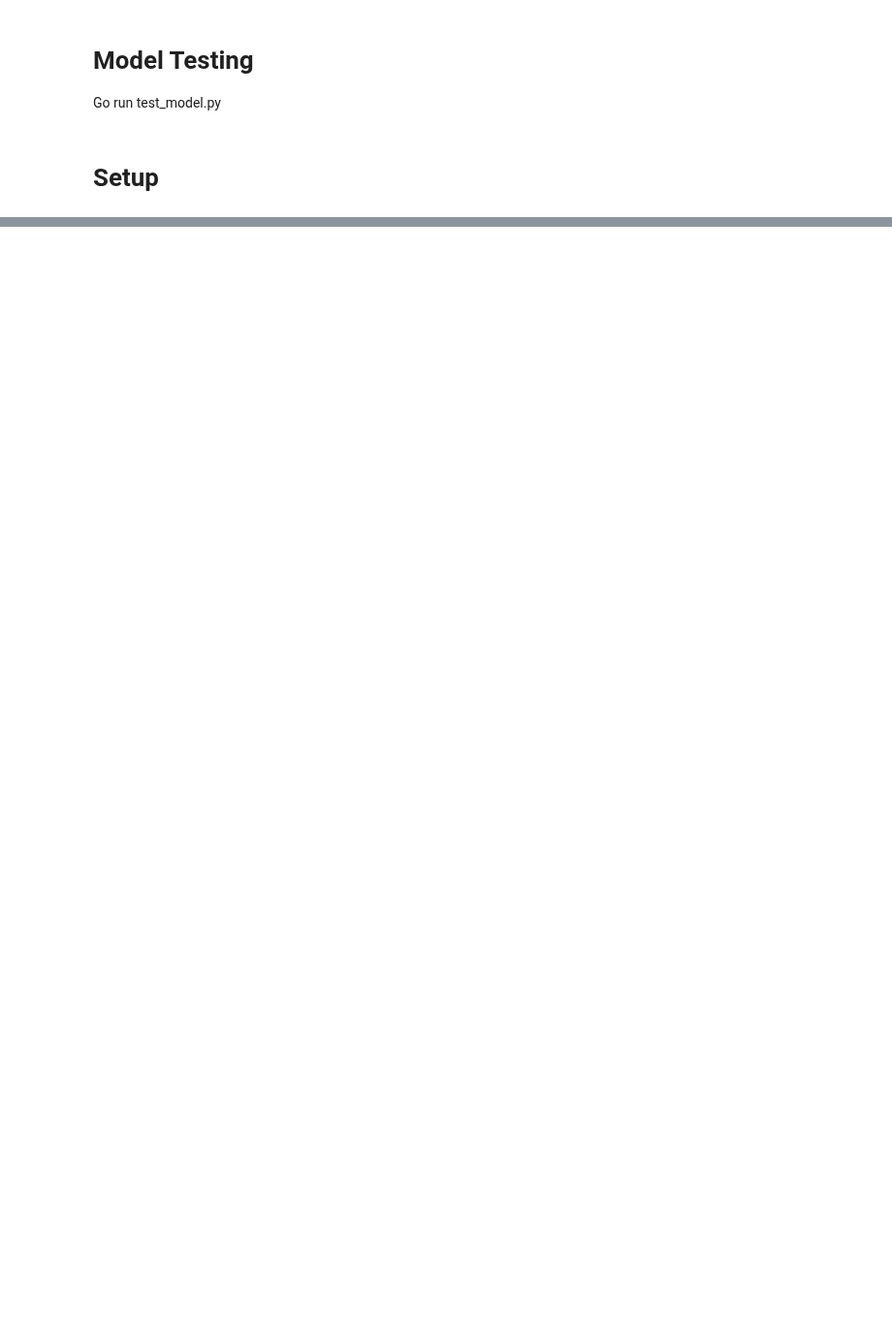
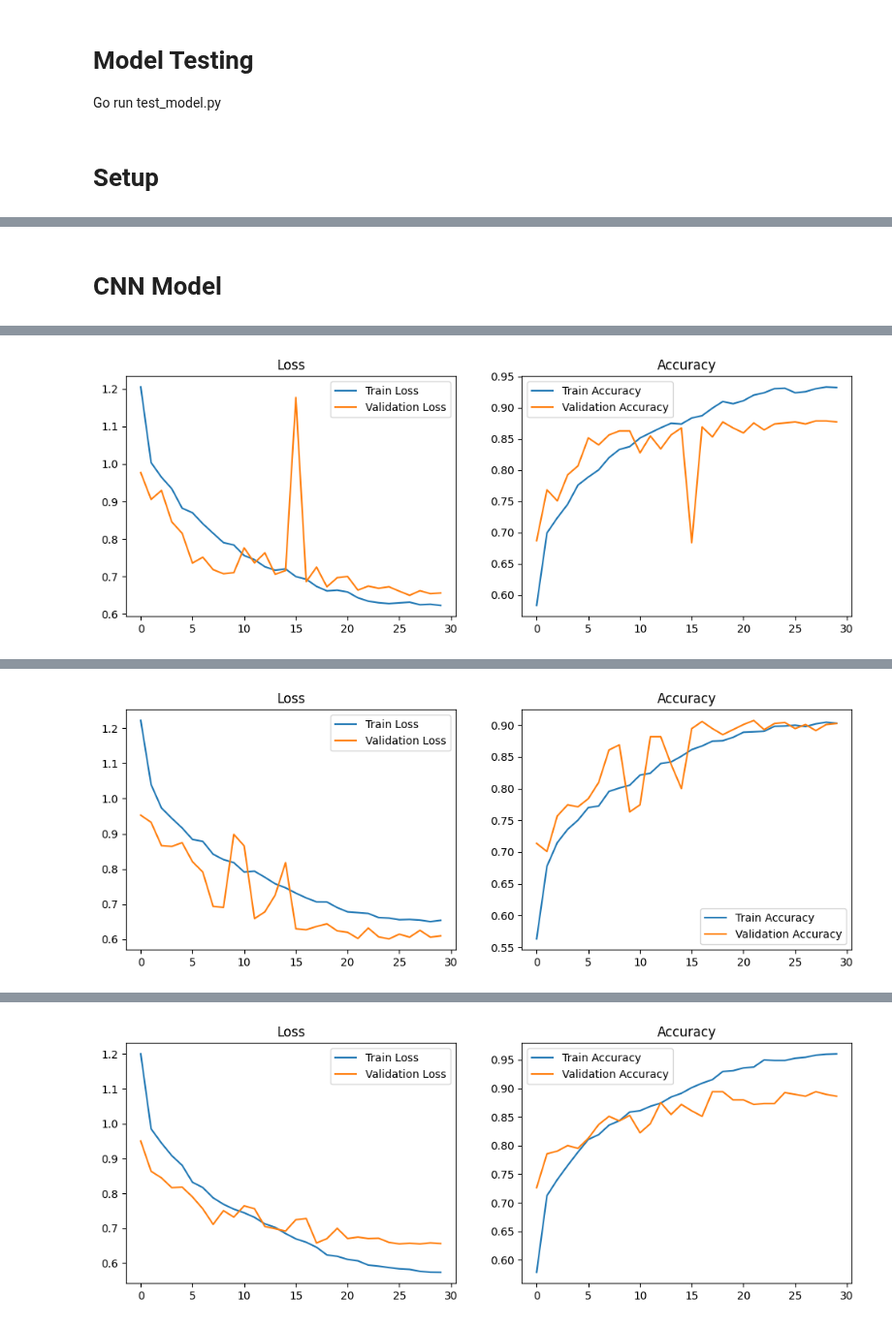
Before and after one commit to yoshi0428/recommendosu, a Jupyter notebook: osu_oracle_pytorch/train_cnn_model.ipynb, the cells around one changed output, grey strips where cells are left out. Shown at 97% size. Saved outputs shown, nothing was run; the diff lists cells and outputs as text; code cells hidden in the pictures; blank space fills up the shorter version.

```diff
--- a/osu_oracle_pytorch/train_cnn_model.ipynb
+++ b/osu_oracle_pytorch/train_cnn_model.ipynb
@@ -56,0 +189,67 @@ print(additional_features_array.shape)
+# %% [markdown]
+# CNN Model
+# %%
+import numpy as np
+import torch
+from sklearn.model_selection import GroupKFold
+
+meta_bagging_models = []
+beatmap_ids_train = np.array(beatmap_ids_train)
+
+# Initialize empty matrix for clean Out-Of-Fold CNN probability predictions
+oof_cnn_predictions = np.zeros((len(X_train), num_classes), dtype=np.float32)
+
+# Use GroupKFold so mapset difficulties stay grouped
+gkf = GroupKFold(n_splits=5)
+
+for fold, (train_idx, val_idx) in enumerate(gkf.split(X_train, y_train_numerical, groups=beatmap_ids_train)):
+    print(f"--- Training Meta Fold {fold + 1}/5 ---")
+
+    # Split raw unaugmented fold data
+    X_fold_train, y_fold_train = X_train[train_idx], y_train_numerical[train_idx]
+    X_fold_val, y_fold_val = X_train[val_idx], y_train_numerical[val_idx]
+    beatmap_ids_fold_train = beatmap_ids_train[train_idx]
+
+    # Augment ONLY the training fold
+    X_fold_train_aug, y_fold_train_aug, _ = augment_dataset(
+        X_fold_train,
+        y_fold_train,
+        beatmap_ids_fold_train,
+        augmentation_types={"horizontal", "vertical", "horizontal_vertical"}
+    )
+
+    # Convert validation fold to PyTorch Tensor (permuted to (B, C, L))
+    X_fold_val = torch.as_tensor(X_fold_val, dtype=torch.float32).permute(0, 2, 1)
+    y_fold_val = torch.as_tensor(y_fold_val, dtype=torch.long)
+
+    X_fold_train_aug = X_fold_train_aug.permute(0, 2, 1)
+
+    # Train CNN model for this fold
+    model, history = train_and_evaluate(
+        X_fold_train_aug,
+        y_fold_train_aug,
+        X_fold_val,
+        y_fold_val,
+        input_channels=X_fold_train_aug.shape[1],
+        num_classes=num_classes,
+        max_length=max_length,
+        learning_rate=0.001,
+        dropout_rate=0.5,
+        l2_reg=0.001,
+        batch_size=128,
+        epochs=30,
+        patience=8
+    )
+    plot_training_history(history)
+    meta_bagging_models.append(model)
+
+    # Generate Out-of-Fold predictions for the unaugmented validation set ONLY
+    model.eval()
+    with torch.no_grad():
+        val_inputs = X_fold_val.to(device)
+        logits = model(val_inputs)
+        probs = torch.softmax(logits, dim=1).cpu().numpy()
+
+    # Store clean OOF predictions in the array
+    oof_cnn_predictions[val_idx] = probs
+# %% [output]
@@ -56,0 +273 @@ print(additional_features_array.shape)
+[figure, added]
@@ -56,0 +291 @@ print(additional_features_array.shape)
+[figure, added]
@@ -56,0 +309 @@ print(additional_features_array.shape)
+[figure, added]
```
Also changed, not shown: parts of 48 cells of this notebook, 41 other files.
